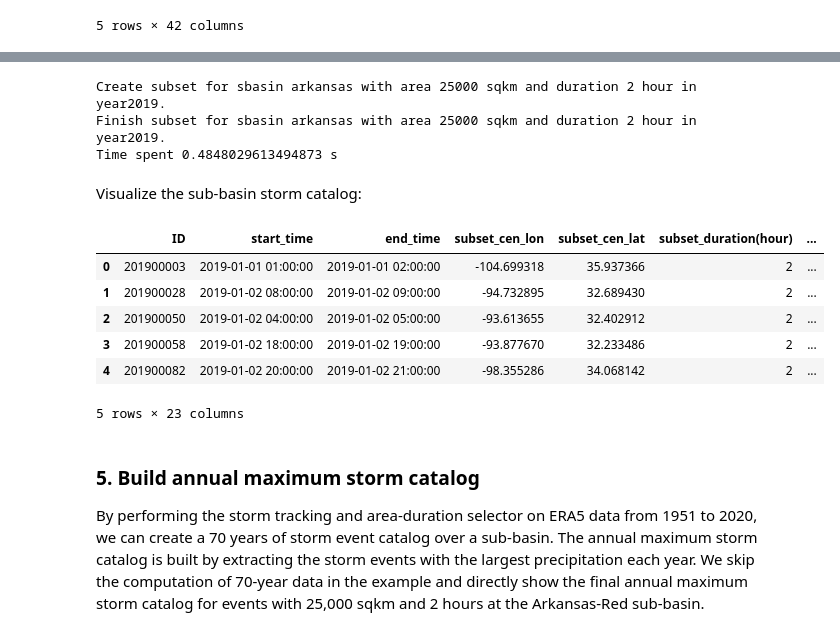
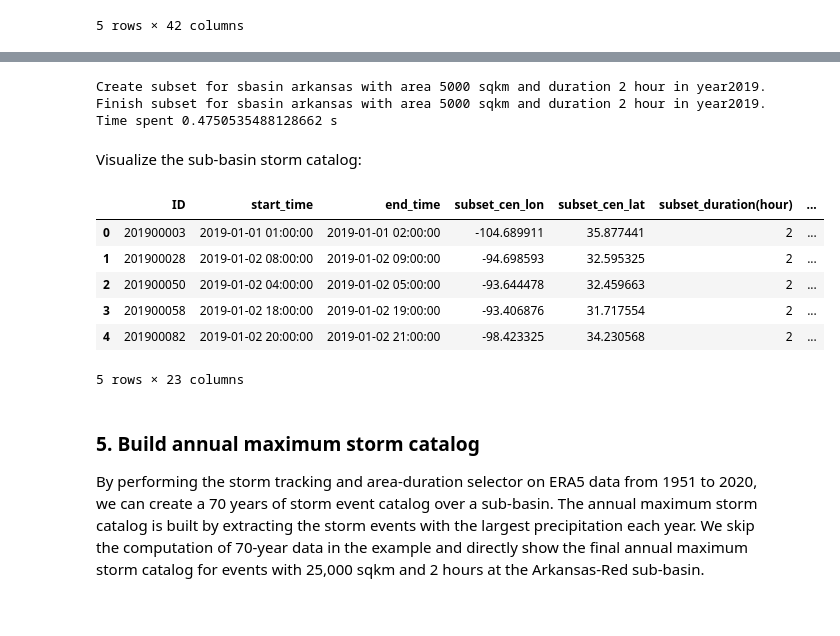
Before and after one commit to lorenliu13/starch, a Jupyter notebook: Example.ipynb, the cells around one changed output, grey strips where cells are left out. Cells and saved outputs as stored; diff of their text form; code cells hidden in the pictures.

```diff
--- a/Example.ipynb
+++ b/Example.ipynb
@@ -331,27 +382,27 @@ The area selection algorithm is based on binary and greedy search. First, the sp
 # %%
 import area_duration_selector
 # %%
-area_of_interest = 25000
+area_of_interest = 5000
 duration_of_interest = 2
 sbasin_name = 'arkansas'
 area_duration_selector.build_subset_sbasin_storm_catalog(year, area_of_interest, duration_of_interest, sbasin_name)
 # %% [output]
-Create subset for sbasin arkansas with area 25000 sqkm and duration 2 hour in year2019.
-Finish subset for sbasin arkansas with area 25000 sqkm and duration 2 hour in year2019.
-Time spent 0.4848029613494873 s
+Create subset for sbasin arkansas with area 5000 sqkm and duration 2 hour in year2019.
+Finish subset for sbasin arkansas with area 5000 sqkm and duration 2 hour in year2019.
+Time spent 0.4750535488128662 s
 # %% [markdown]
 Visualize the sub-basin storm catalog:
 # %%
 # visualize the
-sbasin_catalog = pd.read_pickle(r"subbasin_catalog/arkansas/2019/area_25000_duration_2/arkansas_subset_storm_catalog_2019.pkl")
+sbasin_catalog = pd.read_pickle(r"subbasin_catalog/arkansas/2019/area_5000_duration_2/arkansas_subset_storm_catalog_2019.pkl")
 sbasin_catalog.head(5)
 # %% [output]
 |  | ID | start_time | end_time | subset_cen_lon | subset_cen_lat | subset_duration(hour) | ... |
-| 0 | 201900003 | 2019-01-01 01:00:00 | 2019-01-01 02:00:00 | -104.699318 | 35.937366 | 2 | ... |
-| 1 | 201900028 | 2019-01-02 08:00:00 | 2019-01-02 09:00:00 | -94.732895 | 32.689430 | 2 | ... |
-| 2 | 201900050 | 2019-01-02 04:00:00 | 2019-01-02 05:00:00 | -93.613655 | 32.402912 | 2 | ... |
-| 3 | 201900058 | 2019-01-02 18:00:00 | 2019-01-02 19:00:00 | -93.877670 | 32.233486 | 2 | ... |
-| 4 | 201900082 | 2019-01-02 20:00:00 | 2019-01-02 21:00:00 | -98.355286 | 34.068142 | 2 | ... |
+| 0 | 201900003 | 2019-01-01 01:00:00 | 2019-01-01 02:00:00 | -104.689911 | 35.877441 | 2 | ... |
+| 1 | 201900028 | 2019-01-02 08:00:00 | 2019-01-02 09:00:00 | -94.698593 | 32.595325 | 2 | ... |
+| 2 | 201900050 | 2019-01-02 04:00:00 | 2019-01-02 05:00:00 | -93.644478 | 32.459663 | 2 | ... |
+| 3 | 201900058 | 2019-01-02 18:00:00 | 2019-01-02 19:00:00 | -93.406876 | 31.717554 | 2 | ... |
+| 4 | 201900082 | 2019-01-02 20:00:00 | 2019-01-02 21:00:00 | -98.423325 | 34.230568 | 2 | ... |
 5 rows × 23 columns
 # %% [markdown]
 ### 5. Build annual maximum storm catalog
```
Also changed, not shown: parts of 15 cells of this notebook, 6 other files.
